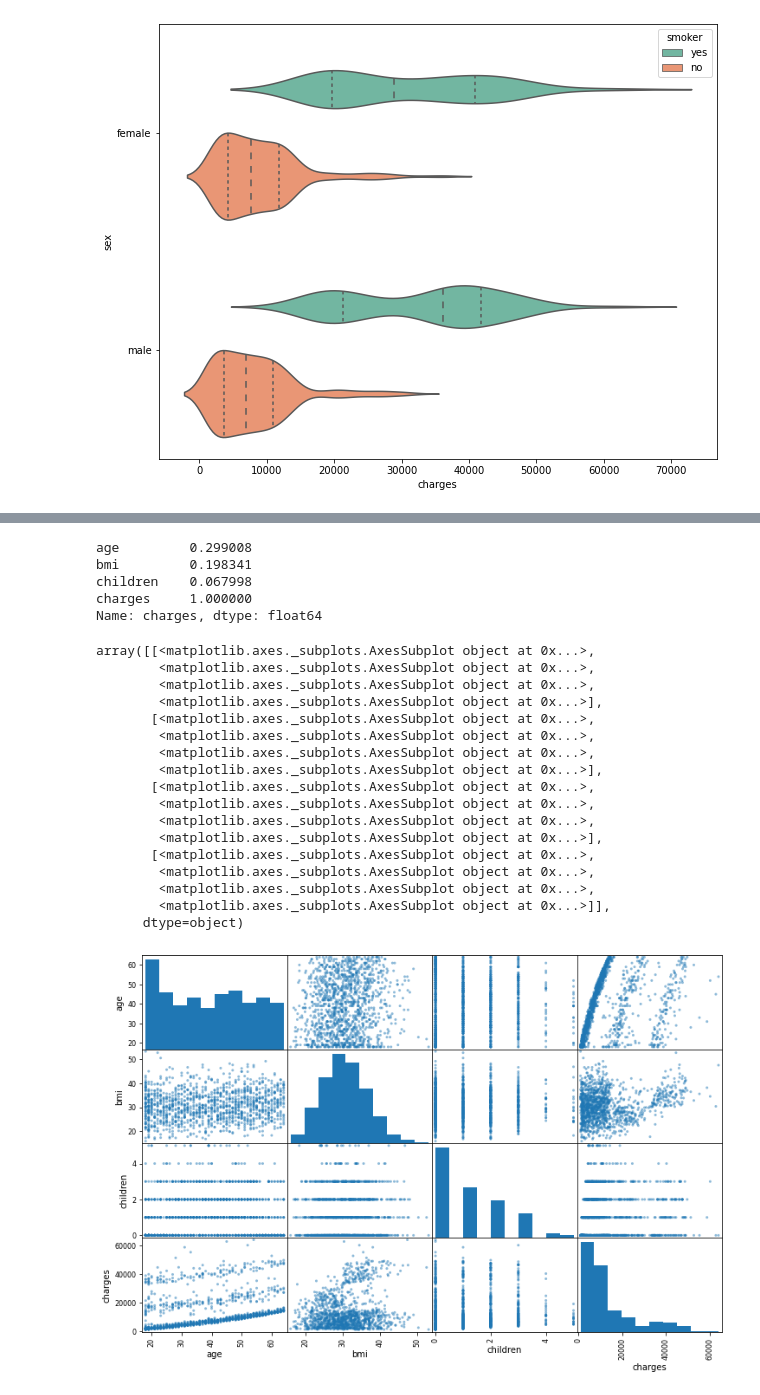
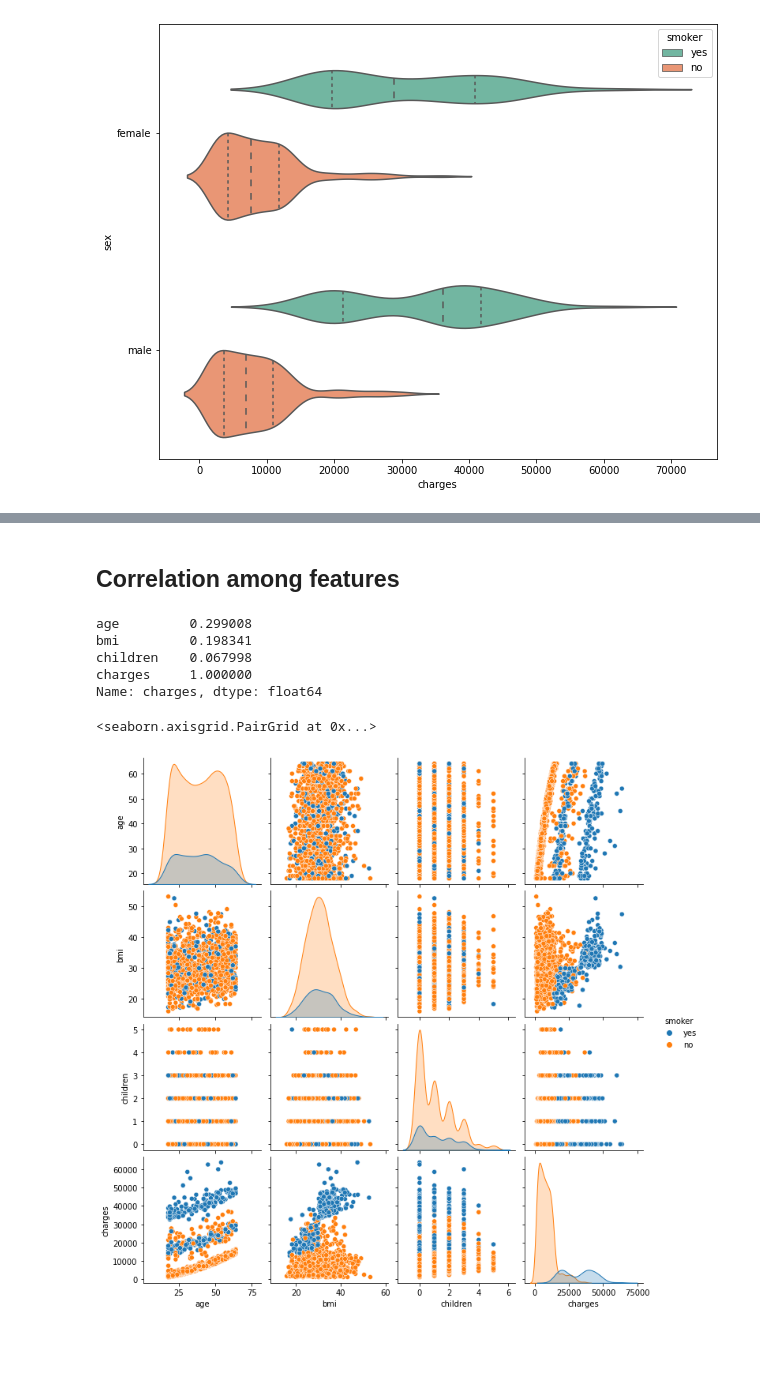
Before and after one commit to ghanalk1/Medical-Insurance-Cost, a Jupyter notebook: Medical_Insurance_Cost_Prediction.ipynb, the cells around one changed output, grey strips where cells are left out. Drawn from its saved outputs; the diff is of its cells as text; code cells hidden in the pictures; blank space fills up the shorter version.

```diff
--- a/Medical_Insurance_Cost_Prediction.ipynb
+++ b/Medical_Insurance_Cost_Prediction.ipynb
@@ -110,3 +117,5 @@ sns.violinplot(data=df, x='charges', y='sex', hue='smoker', inner='quartile', pa
+# %% [markdown]
+## **Correlation among features**
 # %%
 # correlation matrix
 corr_matrix = df.corr()
@@ -119,25 +128,7 @@ charges     1.000000
 Name: charges, dtype: float64
 # %%
 # relation of features with dependent variable
-from pandas.plotting import scatter_matrix
-
-scatter_matrix(df, figsize=[12,8])
+sns.pairplot(df, hue='smoker')
 # %% [output]
-array([[<matplotlib.axes._subplots.AxesSubplot object at 0x...>,
-        <matplotlib.axes._subplots.AxesSubplot object at 0x...>,
-        <matplotlib.axes._subplots.AxesSubplot object at 0x...>,
-        <matplotlib.axes._subplots.AxesSubplot object at 0x...>],
-       [<matplotlib.axes._subplots.AxesSubplot object at 0x...>,
-        <matplotlib.axes._subplots.AxesSubplot object at 0x...>,
-        <matplotlib.axes._subplots.AxesSubplot object at 0x...>,
-        <matplotlib.axes._subplots.AxesSubplot object at 0x...>],
-       [<matplotlib.axes._subplots.AxesSubplot object at 0x...>,
-        <matplotlib.axes._subplots.AxesSubplot object at 0x...>,
-        <matplotlib.axes._subplots.AxesSubplot object at 0x...>,
-        <matplotlib.axes._subplots.AxesSubplot object at 0x...>],
-       [<matplotlib.axes._subplots.AxesSubplot object at 0x...>,
-        <matplotlib.axes._subplots.AxesSubplot object at 0x...>,
-        <matplotlib.axes._subplots.AxesSubplot object at 0x...>,
-        <matplotlib.axes._subplots.AxesSubplot object at 0x...>]],
-      dtype=object)
+<seaborn.axisgrid.PairGrid at 0x...>
-[figure, old version]
+[figure, new version]
```
Also changed, not shown: parts of 17 cells of this notebook.
